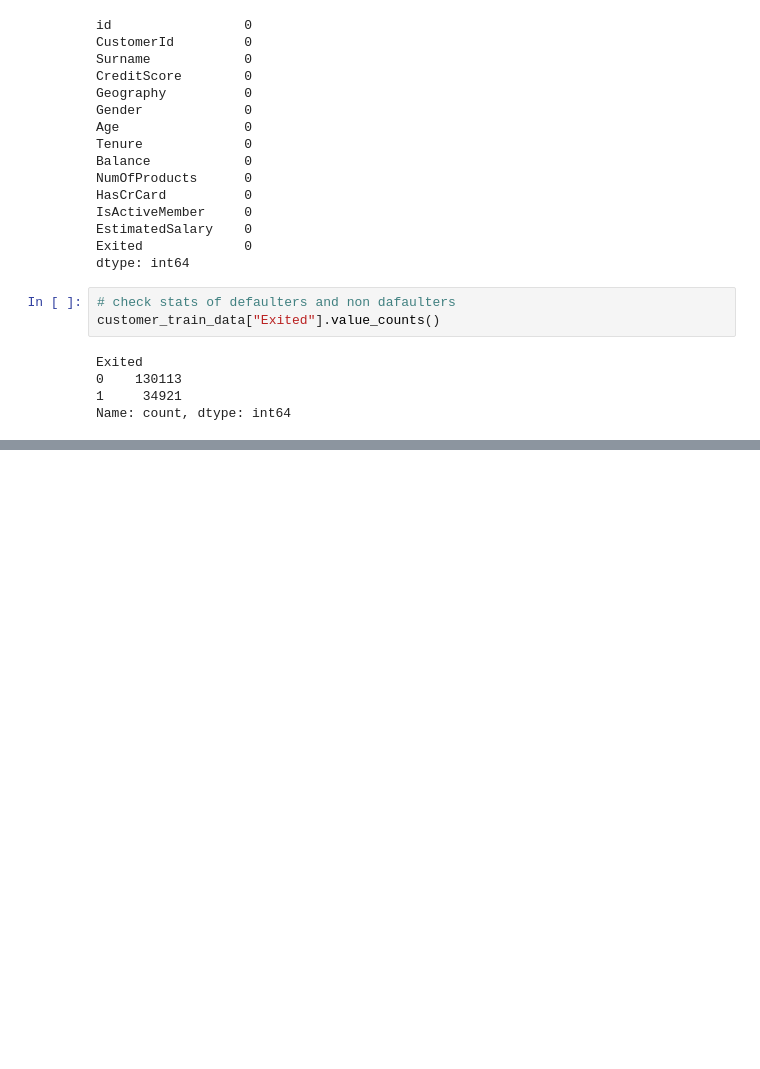
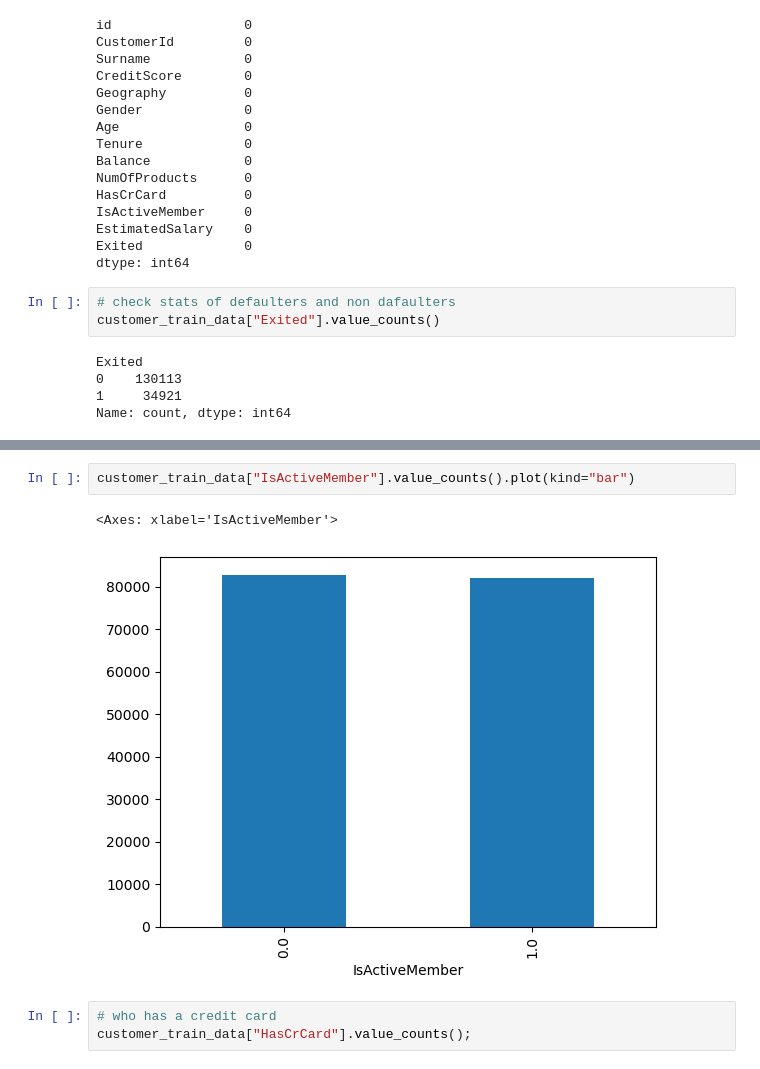
Before and after one commit to GoldenEye37/customer-churn-prediction, a Jupyter notebook: customer-churn-prediction.ipynb, the cells around one changed output, grey strips where cells are left out. Drawn from its saved outputs; the diff is of its cells as text; blank space fills up the shorter version.

```diff
--- a/customer-churn-prediction.ipynb
+++ b/customer-churn-prediction.ipynb
@@ -110,0 +137,8 @@ customer_train_data["Exited"].value_counts().plot(kind=bar);
+# %%
+customer_train_data["IsActiveMember"].value_counts().plot(kind="bar")
+# %% [output]
+<Axes: xlabel='IsActiveMember'>
+[figure, added]
+# %%
+# who has a credit card
+customer_train_data["HasCrCard"].value_counts();
```
Also changed, not shown: parts of 7 cells of this notebook.
